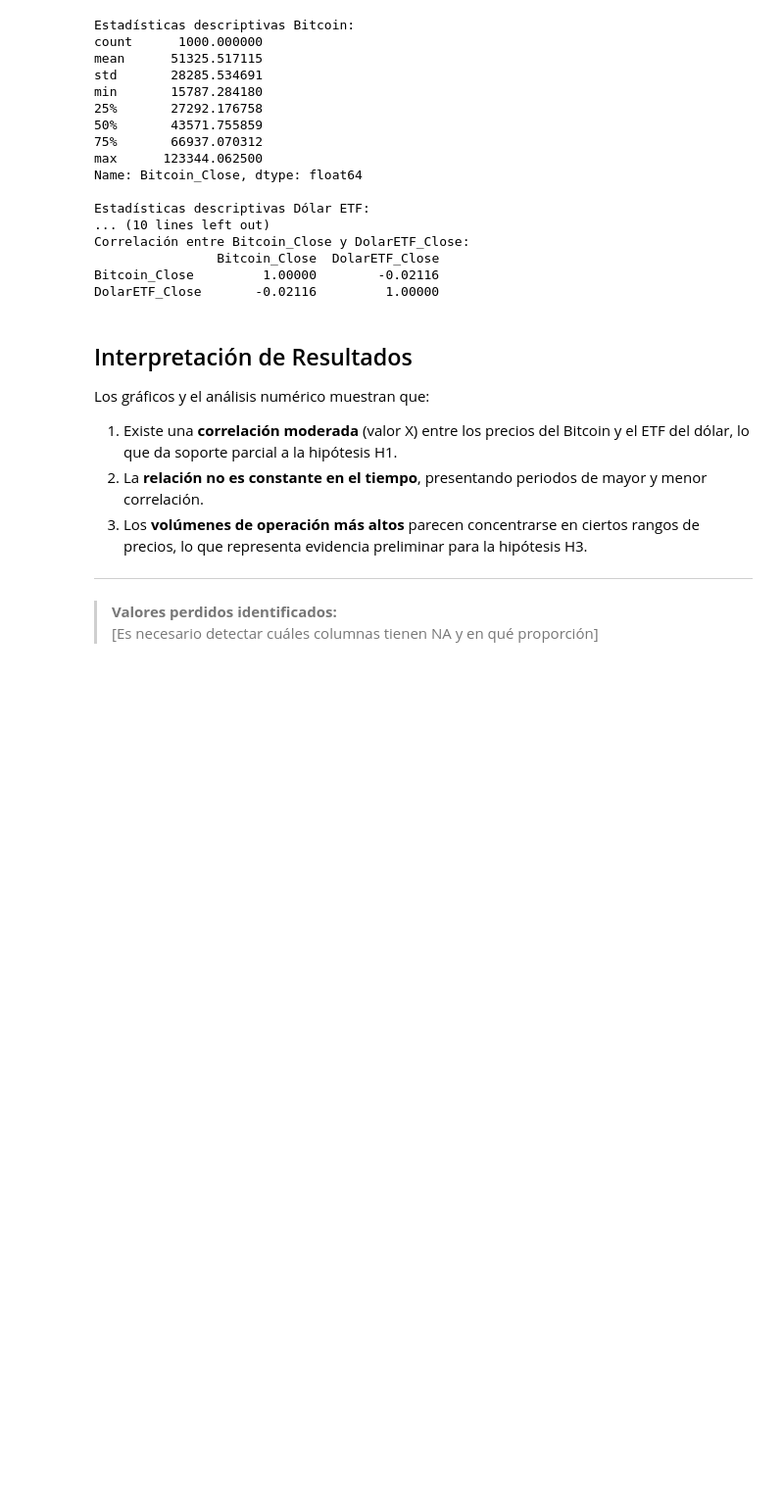
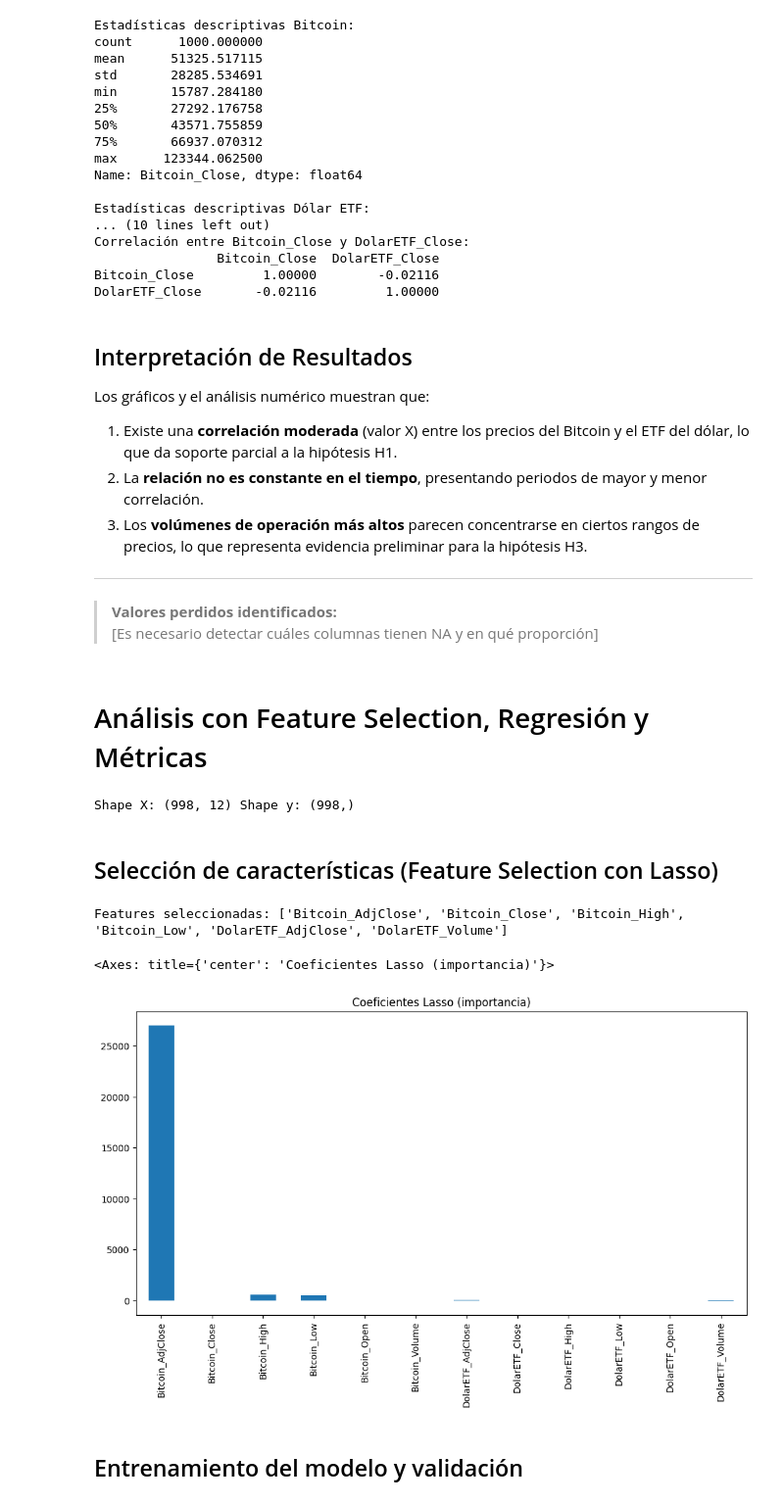
Before and after one commit to DanielHernandezGalvez/Correlacion_dollar_bitcoin, a Jupyter notebook: entregable_final.ipynb, the cells around one changed output. Shown at 98% size. Cells and saved outputs as stored; diff of their text form; code cells hidden in the pictures; blank space fills up the shorter version.

```diff
--- a/entregable1.ipynb
+++ b/entregable_final.ipynb
@@ -162,3 +167,47 @@ Los gráficos y el análisis numérico muestran que:
 
 > **Valores perdidos identificados:**
 > [Es necesario detectar cuáles columnas tienen NA y en qué proporción]
+# %% [markdown]
+# Análisis con Feature Selection, Regresión y Métricas
+# %%
+# Convertir columna de fecha
+df["Date"] = pd.to_datetime(df["Date"])
+df = df.sort_values("Date")
+
+# Variable objetivo: predecir el cierre de Bitcoin del día siguiente
+df["Target"] = df["Bitcoin_Close"].shift(-1)
+
+# Eliminar última fila (queda con NaN en Target)
+df = df.dropna()
+
+# Variables predictoras
+X = df.drop(columns=["Date", "Target"])
+y = df["Target"]
+
+print("Shape X:", X.shape, "Shape y:", y.shape)
+# %% [output]
+Shape X: (998, 12) Shape y: (998,)
+# %% [markdown]
+## Selección de características (Feature Selection con Lasso)
+# %%
+# Escalar datos
+scaler = StandardScaler()
+X_scaled = scaler.fit_transform(X)
+
+# LassoCV para seleccionar features
+lasso = LassoCV(cv=5, random_state=42).fit(X_scaled, y)
+
+# Extraer features importantes
+feature_importance = pd.Series(lasso.coef_, index=X.columns)
+selected_features = feature_importance[feature_importance != 0].index.tolist()
+
+print("Features seleccionadas:", selected_features)
+
+# Mostrar importancia de cada feature
+feature_importance.plot(kind="bar", figsize=(12,6), title="Coeficientes Lasso (importancia)")
+# %% [output]
+Features seleccionadas: ['Bitcoin_AdjClose', 'Bitcoin_Close', 'Bitcoin_High', 'Bitcoin_Low', 'DolarETF_AdjClose', 'DolarETF_Volume']
+<Axes: title={'center': 'Coeficientes Lasso (importancia)'}>
+[figure, added]
+# %% [markdown]
+## Entrenamiento del modelo y validación
```
Also changed, not shown: parts of 6 cells of this notebook.
